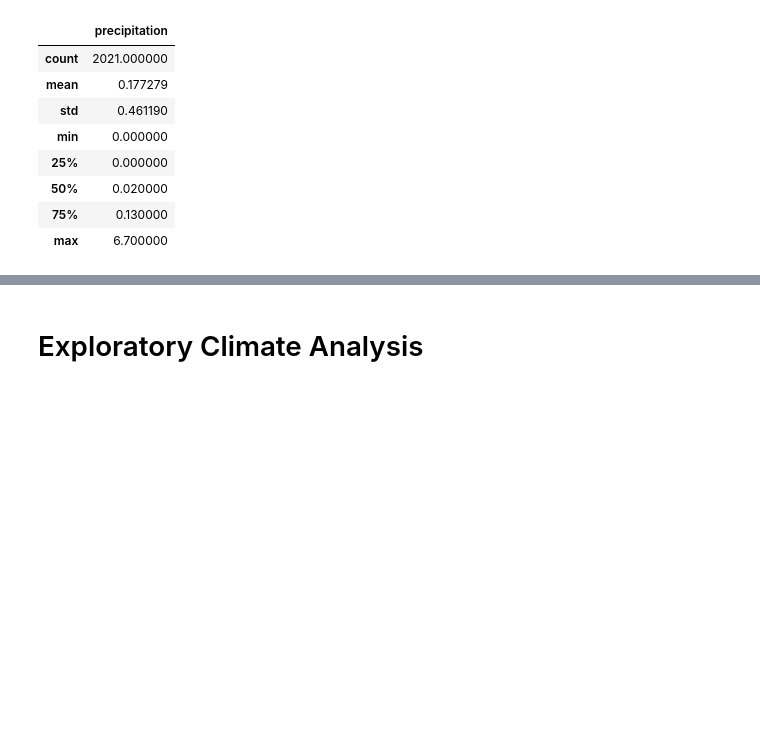
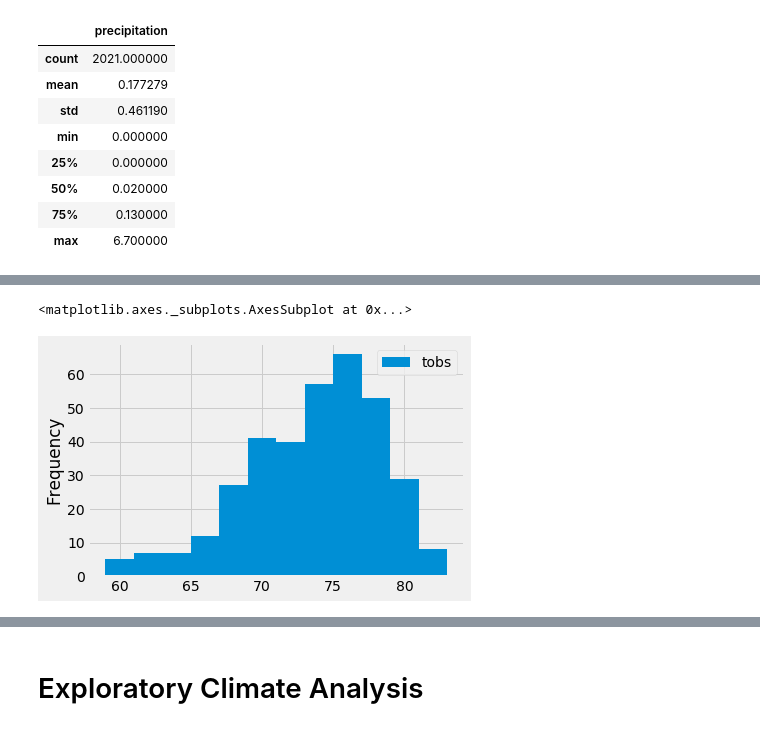
Before and after one commit to SoonaBritney/surfs_up, a Jupyter notebook: climate_analysis.ipynb, the cells around one changed output, grey strips where cells are left out. Cells and saved outputs as stored; diff of their text form; code cells hidden in the pictures; blank space fills up the shorter version.

```diff
--- a/climate_analysis.ipynb
+++ b/climate_analysis.ipynb
@@ -161,0 +259,6 @@ df.describe()
+# %%
+# bins - 20
+df.plot.hist(bins=12)
+# %% [output]
+<matplotlib.axes._subplots.AxesSubplot at 0x...>
+[figure, added]
```
Also changed, not shown: parts of 20 cells of this notebook, 1 other file.
